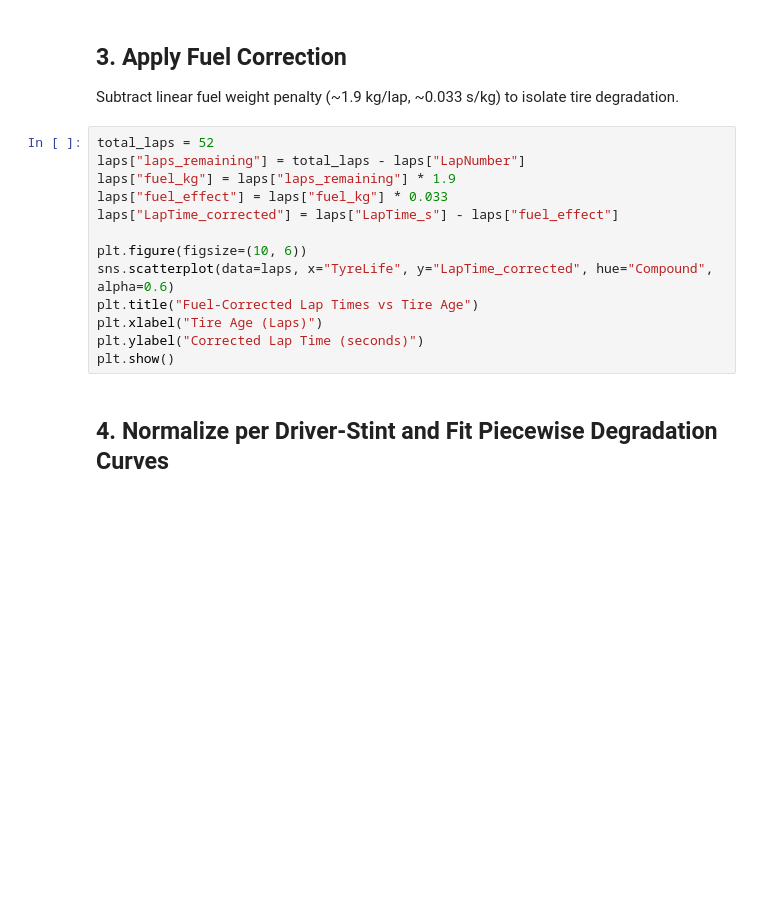
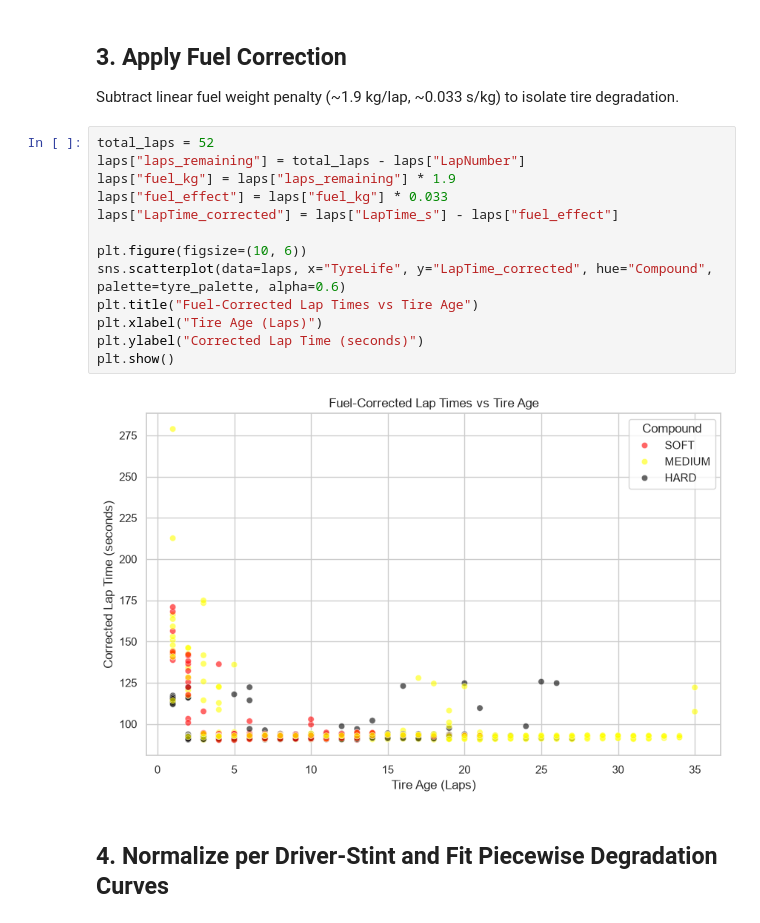
Before and after one commit to Saad-Manda/F1-Strategist, a Jupyter notebook: notebooks/01_data_exploration.ipynb, the cells around one changed output. Cells and saved outputs as stored; diff of their text form; blank space fills up the shorter version.

```diff
--- a/notebooks/01_data_exploration.ipynb
+++ b/notebooks/01_data_exploration.ipynb
@@ -40,16 +65,18 @@ Subtract linear fuel weight penalty (~1.9 kg/lap, ~0.033 s/kg) to isolate tire d
 # %%
 total_laps = 52
 laps["laps_remaining"] = total_laps - laps["LapNumber"]
 laps["fuel_kg"] = laps["laps_remaining"] * 1.9
 laps["fuel_effect"] = laps["fuel_kg"] * 0.033
 laps["LapTime_corrected"] = laps["LapTime_s"] - laps["fuel_effect"]
 
 plt.figure(figsize=(10, 6))
-sns.scatterplot(data=laps, x="TyreLife", y="LapTime_corrected", hue="Compound", alpha=0.6)
+sns.scatterplot(data=laps, x="TyreLife", y="LapTime_corrected", hue="Compound", palette=tyre_palette, alpha=0.6)
 plt.title("Fuel-Corrected Lap Times vs Tire Age")
 plt.xlabel("Tire Age (Laps)")
 plt.ylabel("Corrected Lap Time (seconds)")
 plt.show()
+# %% [output]
+[figure, added]
 # %% [markdown]
 ## 4. Normalize per Driver-Stint and Fit Piecewise Degradation Curves
 # %%
```
Also changed, not shown: parts of 5 cells of this notebook, 1 other file.
